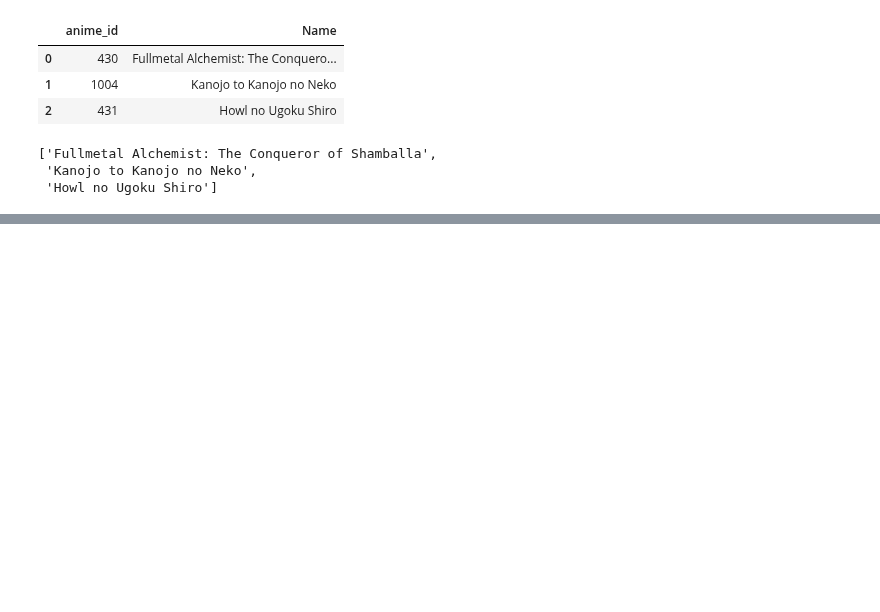
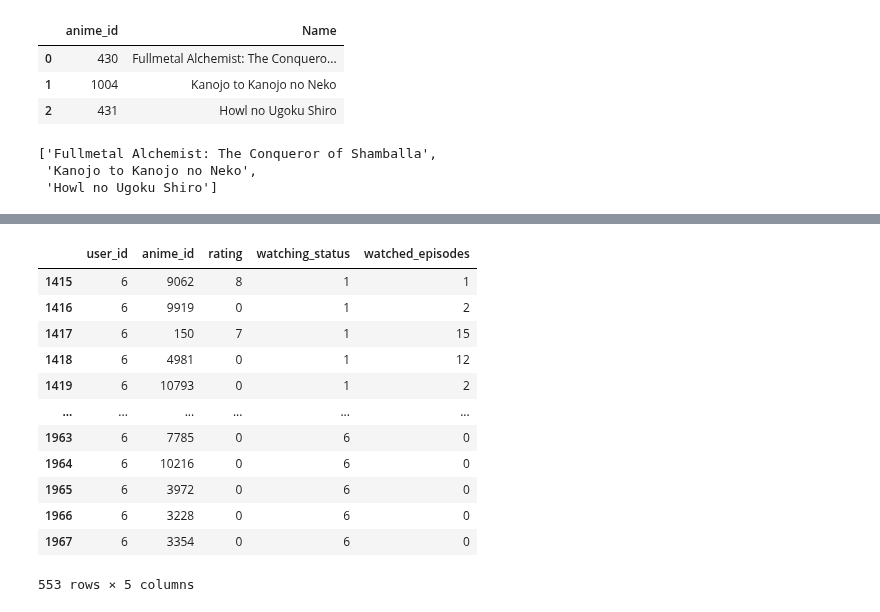
Before and after one commit to mijkami/Anime_Map, a Jupyter notebook: notebooks/Test after knn on full dataset from google.ipynb, the cells around one changed output, grey strips where cells are left out. Cells and saved outputs as stored; diff of their text form; code cells hidden in the pictures; blank space fills up the shorter version.

```diff
--- a/notebooks/Test after knn on full dataset from google.ipynb
+++ b/notebooks/Test after knn on full dataset from google.ipynb
@@ -244,0 +282,18 @@ for anime_name in list_anime:
+# %%
+animelist = pd.read_csv('../data/raw_data/animelist.csv', nrows = 100000)
+# %%
+animelist.query('user_id==6')
+# %% [output]
+|  | user_id | anime_id | rating | watching_status | watched_episodes |
+| 1415 | 6 | 9062 | 8 | 1 | 1 |
+| 1416 | 6 | 9919 | 0 | 1 | 2 |
+| 1417 | 6 | 150 | 7 | 1 | 15 |
+| 1418 | 6 | 4981 | 0 | 1 | 12 |
+| 1419 | 6 | 10793 | 0 | 1 | 2 |
+| ... | ... | ... | ... | ... | ... |
+| 1963 | 6 | 7785 | 0 | 6 | 0 |
+| 1964 | 6 | 10216 | 0 | 6 | 0 |
+| 1965 | 6 | 3972 | 0 | 6 | 0 |
+| 1966 | 6 | 3228 | 0 | 6 | 0 |
+| 1967 | 6 | 3354 | 0 | 6 | 0 |
+553 rows × 5 columns
```
Also changed, not shown: parts of 15 cells of this notebook.
